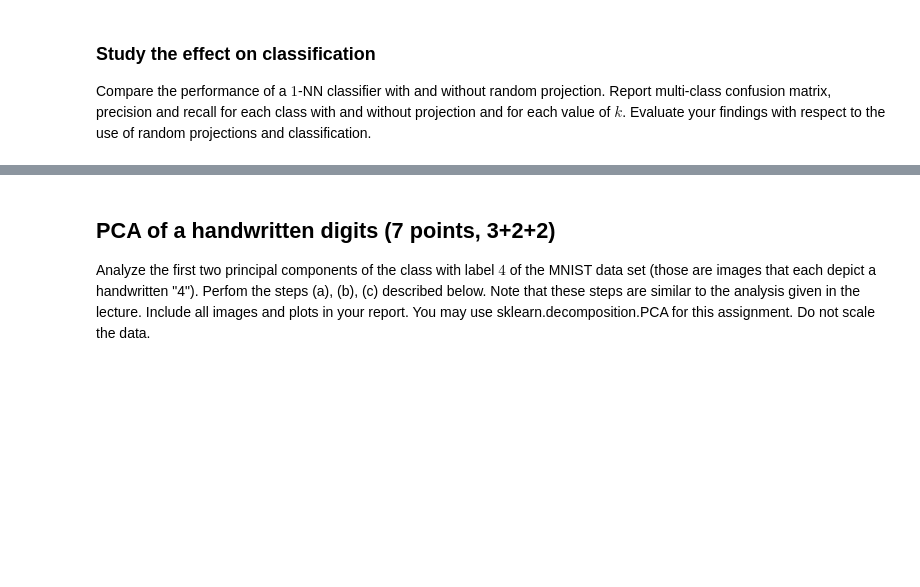
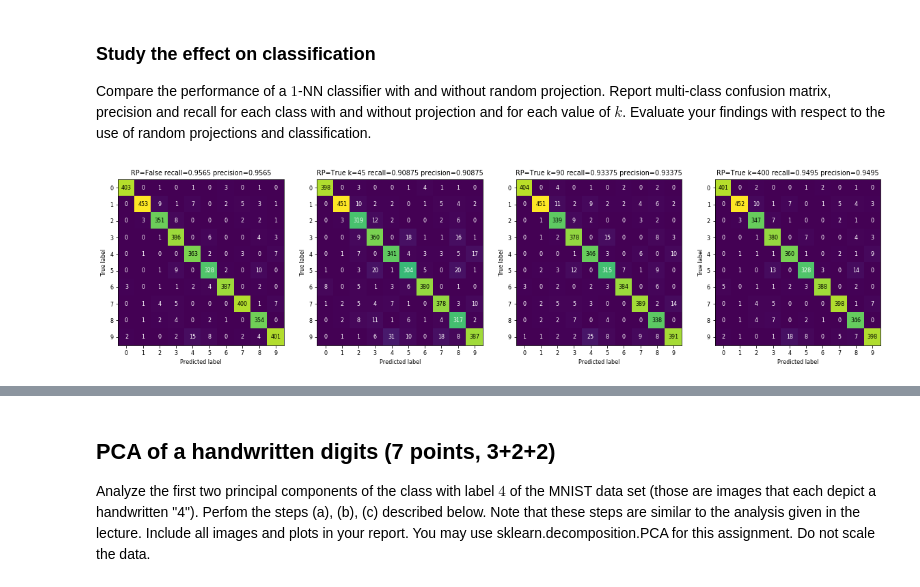
Before and after one commit to Zilarion/2imw30-assignment-3, a Jupyter notebook: Assignment 3 Ruud.ipynb, the cells around one changed output, grey strips where cells are left out. Drawn from its saved outputs; the diff is of its cells as text; code cells hidden in the pictures; blank space fills up the shorter version.

```diff
--- a/Assignment 3 Ruud.ipynb
+++ b/Assignment 3 Ruud.ipynb
@@ -43,0 +135,33 @@ Compare the performance of a $1$-NN classifier with and without random projectio
+# %%
+from sklearn.neighbors import KNeighborsClassifier
+from sklearn.model_selection import train_test_split
+from sklearn.metrics import confusion_matrix, recall_score, precision_score
+
+# Split into train and test data
+size = 16000
+x_train, x_test, y_train, y_test = train_test_split(X[:size], y[:size])
+
+# Plots
+fig, axes = plt.subplots(1, 4, figsize=(20, 10))
+
+# Test default classifier
+clf = KNeighborsClassifier(n_neighbors=1, n_jobs=-1)
+clf.fit(x_train, y_train)
+y_pred = clf.predict(x_test)
+print_results(y_pred, y_test, axes[0], False)
+
+# d is the amount of features
+d = len(X[0])
+
+# Run all projection experiments
+for k, testnr in zip([45, 90, 400], range(3)):
+    R = generateMatrix(k, d)
+    # Project data
+    x_proj_train = random_projection(x_train, R)
+    x_proj_test = random_projection(x_test, R)
+
+    clf.fit(x_proj_train, y_train)
+    y_pred = clf.predict(x_proj_test)
+    print_results(y_pred, y_test, axes[testnr + 1], True, k)
+# %% [output]
+[figure, added]
```
Also changed, not shown: parts of 8 cells of this notebook.
